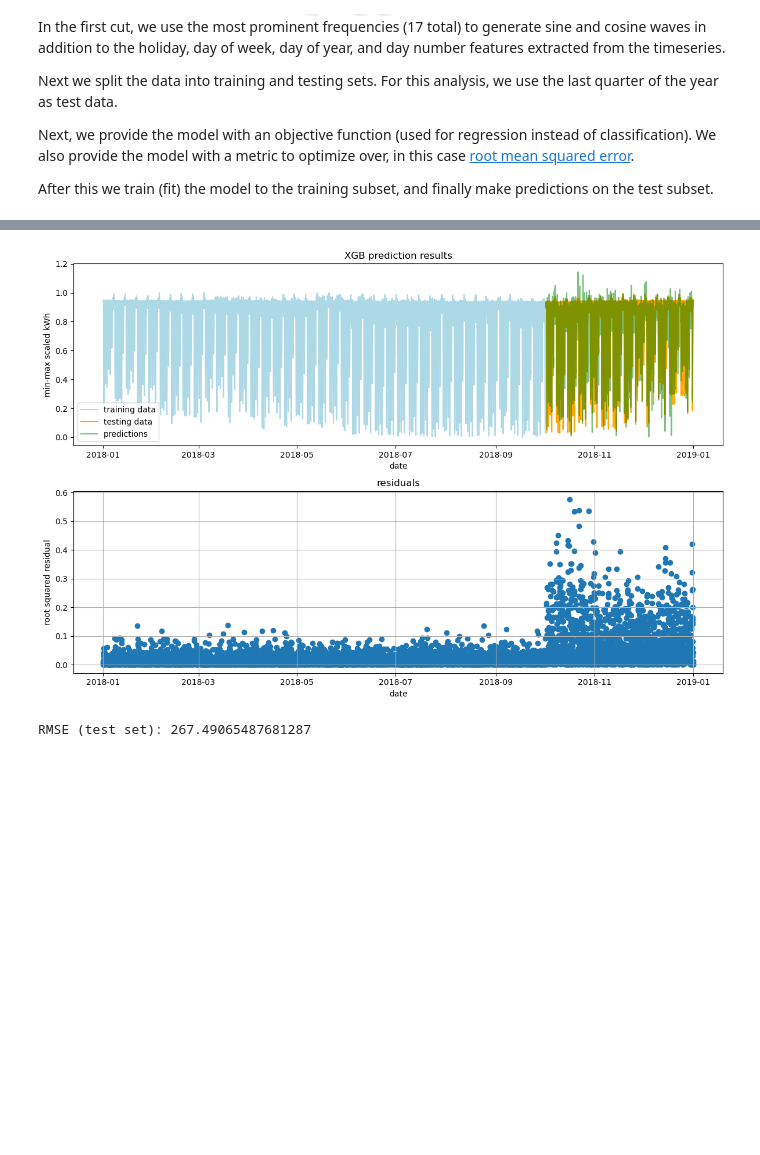
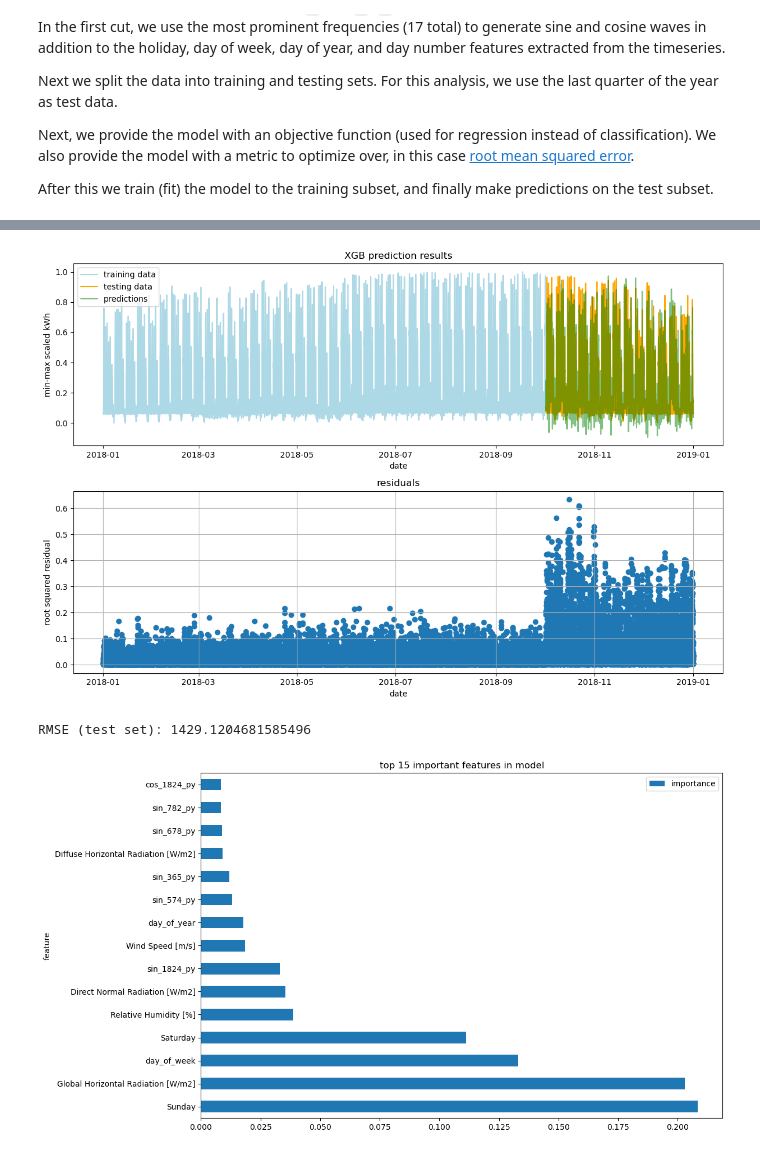
Before and after one commit to tmwlcx/load_profile_estimation, a Jupyter notebook: LP_Estimation.ipynb, the cells around one changed output, grey strips where cells are left out. Saved outputs shown, nothing was run; the diff lists cells and outputs as text; code cells hidden in the pictures; blank space fills up the shorter version.

```diff
--- a/LP_Estimation.ipynb
+++ b/LP_Estimation.ipynb
@@ -141,43 +163,66 @@ After adding these features, we retrain the model and re-evaluate the results
 # add weather to dataframe
 weather = pd.read_csv('data/G1200860_2018.csv', parse_dates=[0])
 weather = weather.rename(columns={'date_time':'timestamp'}).set_index('timestamp')
-df2 = weather.join(df, how='left')
+oversampled_weather = weather.resample('15T').asfreq().ffill()
+df2 = oversampled_weather.join(df, how='left')
 
 # subset data into training and test sets
 X = df2.iloc[:,:-1]
 y = df2.iloc[:,-1]
-y = (y.max() - y) / (y.max() - y.min())
+y = (y- y.min()) / (y.max() - y.min())
 
 X_train, X_test, y_train, y_test = train_test_split(X, y, test_size=0.25, shuffle=False)
 
 #import and train model as before
 reg = xgb.XGBRegressor(objective ='reg:squarederror', eval_metric='rmse')
 reg.fit(X_train.values, y_train.values)
 
 # plot results
 fig, ax = plt.subplots(nrows=2, ncols=1, figsize=(12,8))
 preds_os = reg.predict(X_test)
 preds_is = reg.predict(X_train)
 preds_total = reg.predict(X)
 preds = pd.DataFrame(preds_os, index=y_test.index)
 ax[0].plot(y_train, color='lightblue', label='training data')
 ax[0].plot(y_test, color='orange', label='testing data')
 ax[0].plot(preds, color='green', alpha = 0.5, label='predictions')
 ax[0].set_title('XGB prediction results')
 ax[0].set_xlabel('date')
 ax[0].set_ylabel('min-max scaled kWh')
 ax[0].legend()
 root_squared_residuals = np.sqrt((preds_total - y)**2)
 ax[1].scatter(y.index, root_squared_residuals, label = "root squared residuals")
 ax[1].set_title('residuals')
 ax[1].set_xlabel('date')
 ax[1].set_ylabel('root squared residual')
 ax[1].grid()
 plt.tight_layout()
 plt.show()
 # show metric
 print(f"RMSE (test set): {np.sum(root_squared_residuals)}")
+
+# plot feature importance
+pd.DataFrame(
+    zip(
+        df2.columns,
+        reg.feature_importances_
+        ),
+    columns=[
+        'feature',
+        'importance'
+        ]
+    ).set_index(
+        'feature'
+        ).sort_values(
+            'importance',
+            ascending=False
+        ).head(15).plot(
+            kind='barh',
+            title='top 15 important features in model',
+            figsize=(12,8))
+plt.show()
 # %% [output]
-[figure, old version]
+[figure, new version]
-RMSE (test set): 267.49065487681287
+RMSE (test set): 1429.1204681585496
+[figure, added]
 # %% [markdown]
```
Also changed, not shown: parts of 12 cells of this notebook.
